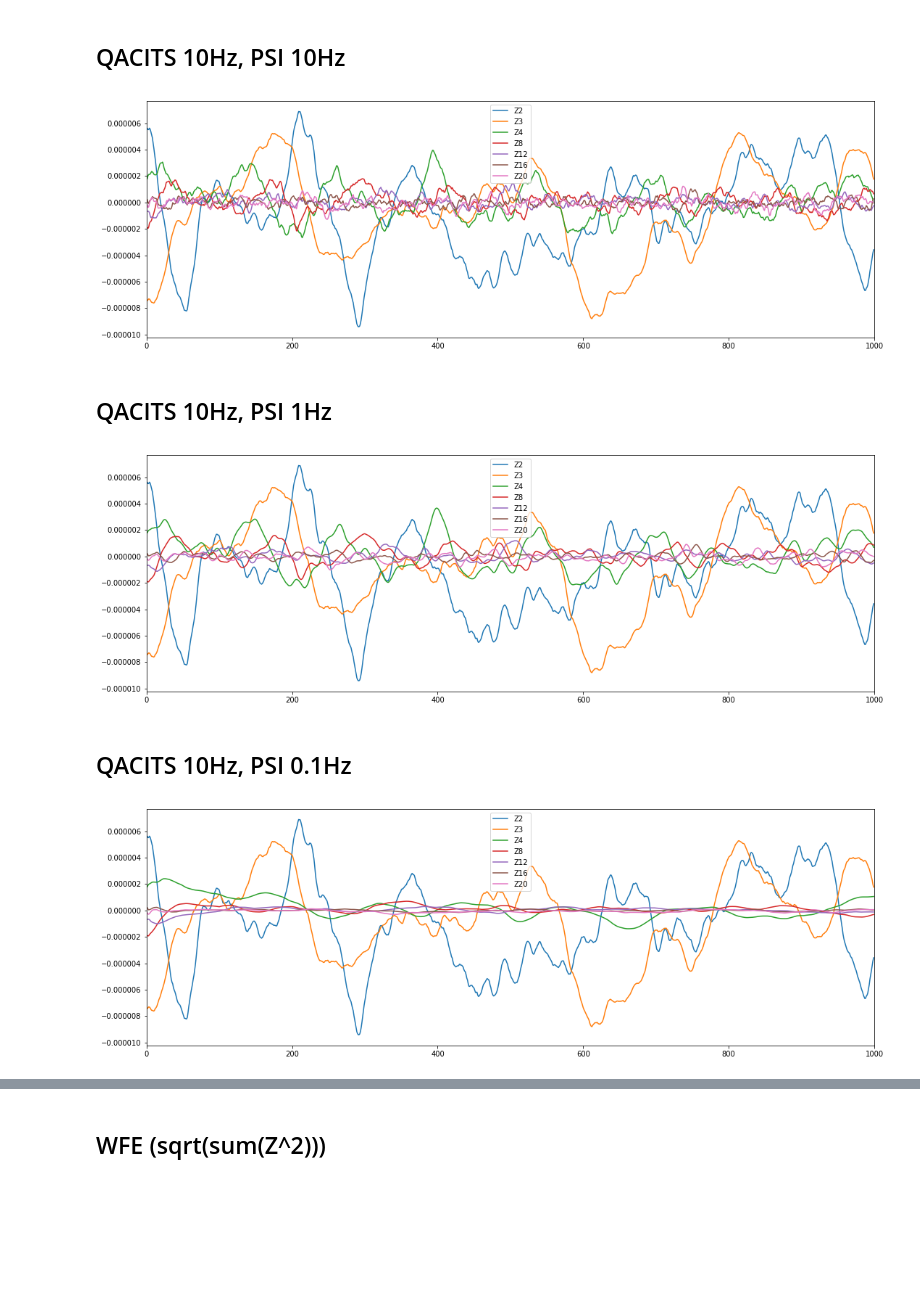
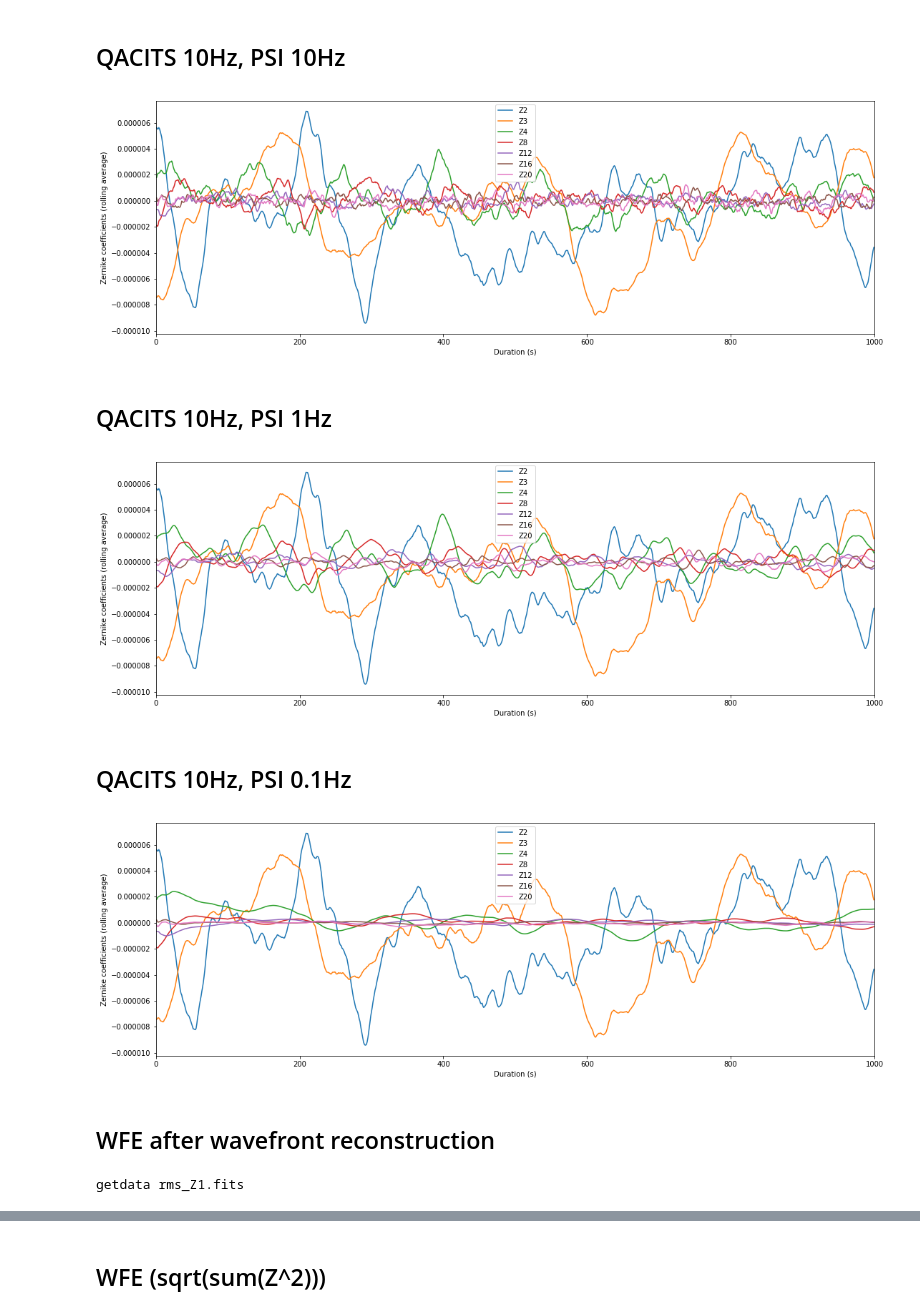
Before and after one commit to vortex-exoplanet/HEEPS, a Jupyter notebook: tools/water_vapor/wfe.ipynb, the cells around one changed output, grey strips where cells are left out. Drawn from its saved outputs; the diff is of its cells as text; code cells hidden in the pictures; blank space fills up the shorter version.

```diff
--- a/tools/water_vapor/wfe.ipynb
+++ b/tools/water_vapor/wfe.ipynb
@@ -25,14 +28,14 @@ plt.xlim((0, nframes));
 # %%
 nframes = 1000
 z=[2,3,4,8,12,16,20]
 plt.figure(figsize=(18,6))
 [plt.plot(Z1[:nframes,x-1], label='Z%s'%x) for x in z]
 plt.legend()
 plt.xlabel('Duration (s)')
-plt.ylabel('Zerrnike coefficients (rolling average)')
+plt.ylabel('Zernike coefficients (rolling average)')
 plt.xlim((0, nframes));
 # %% [output]
-[figure, old version]
+[figure, new version]
 # %% [markdown]
 ## QACITS 10Hz, PSI 1Hz
 # %%
@@ -42,10 +45,10 @@ plt.figure(figsize=(18,6))
 [plt.plot(Z10[:nframes,x-1], label='Z%s'%x) for x in z]
 plt.legend()
 plt.xlabel('Duration (s)')
-plt.ylabel('Zerrnike coefficients (rolling average)')
+plt.ylabel('Zernike coefficients (rolling average)')
 plt.xlim((0, nframes));
 # %% [output]
-[figure, old version]
+[figure, new version]
 # %% [markdown]
 ## QACITS 10Hz, PSI 0.1Hz
 # %%
@@ -55,7 +58,9 @@ plt.figure(figsize=(18,6))
 [plt.plot(Z100[:nframes,x-1], label='Z%s'%x) for x in z]
 plt.legend()
 plt.xlabel('Duration (s)')
-plt.ylabel('Zerrnike coefficients (rolling average)')
+plt.ylabel('Zernike coefficients (rolling average)')
 plt.xlim((0, nframes));
 # %% [output]
-[figure, old version]
+[figure, new version]
+# %% [markdown]
+## WFE after wavefront reconstruction
@@ -61,0 +80,10 @@ plt.xlim((0, nframes));
+# %%
+try:
+    rms_Z1 = fits.getdata(os.path.join(dir_current, 'water_vapor/rms_Z1.fits'))
+    print('getdata rms_Z1.fits')
+except FileNotFoundError:
+    print('writeto rms_Z1.fits')
+    rms_Z1 = multiCPU(srms, posargs=[deepcopy(wf)], posvars=[Z1[:nframes]], case='PSI 10Hz', verbose=True)
+    fits.writeto(os.path.join(dir_current, 'water_vapor/rms_Z1.fits'), np.float32(rms))
+# %% [output]
+getdata rms_Z1.fits
```
Also changed, not shown: parts of 7 cells of this notebook.
